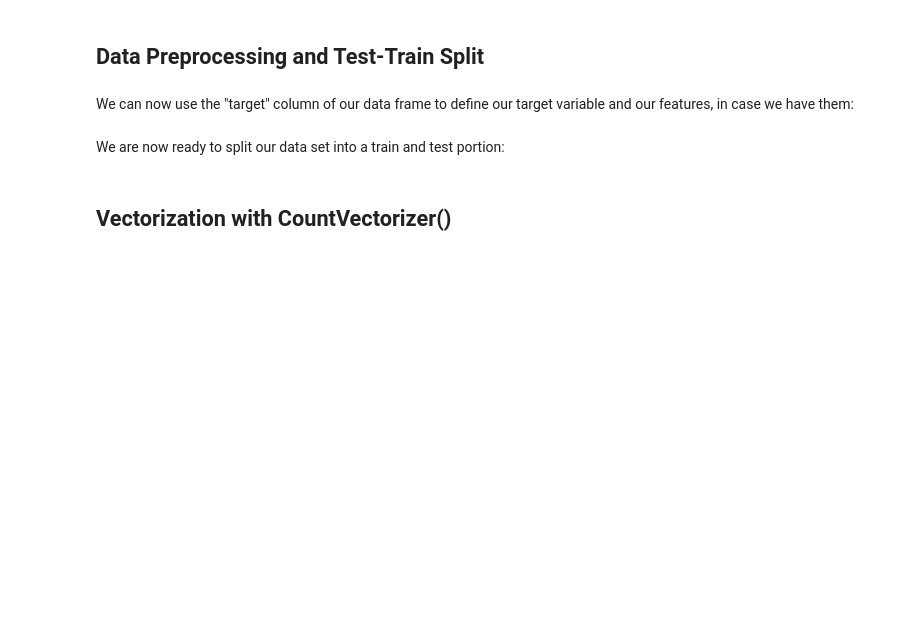
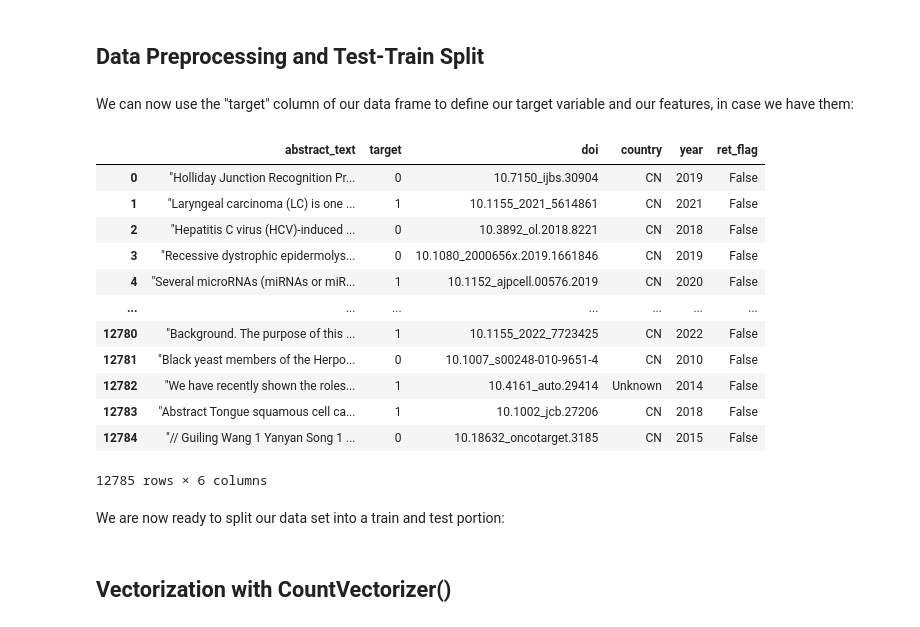
Before and after one commit to pdolano/retraction_project, a Jupyter notebook: 06_baseline_model.ipynb, the cells around one changed output. Cells and saved outputs as stored; diff of their text form; code cells hidden in the pictures; blank space fills up the shorter version.

```diff
--- a/06_baseline_model.ipynb
+++ b/06_baseline_model.ipynb
@@ -205,10 +67,23 @@ We can now use the "target" column of our data frame to define our target variab
 # %%
 
 # Create data frame with all abstracts
 
-df_all_abstracts = pd.concat([df_legit_abstracts, df_fraudulent_abstracts], ignore_index=True)
+df_all_abstracts = pd.read_csv(input_path, encoding='latin-1')
 
-# Definte target and features
+# Visualize data frame
 
-X = df_all_abstracts["abstract_text"]
-y = df_all_abstracts["target"]
+df_all_abstracts
+# %% [output]
+|  | abstract_text | target | doi | country | year | ret_flag |
+| 0 | "Holliday Junction Recognition Pr... | 0 | 10.7150_ijbs.30904 | CN | 2019 | False |
+| 1 | "Laryngeal carcinoma (LC) is one ... | 1 | 10.1155_2021_5614861 | CN | 2021 | False |
+| 2 | "Hepatitis C virus (HCV)-induced ... | 0 | 10.3892_ol.2018.8221 | CN | 2018 | False |
+| 3 | "Recessive dystrophic epidermolys... | 0 | 10.1080_2000656x.2019.1661846 | CN | 2019 | False |
+| 4 | "Several microRNAs (miRNAs or miR... | 1 | 10.1152_ajpcell.00576.2019 | CN | 2020 | False |
+| ... | ... | ... | ... | ... | ... | ... |
+| 12780 | "Background. The purpose of this ... | 1 | 10.1155_2022_7723425 | CN | 2022 | False |
+| 12781 | "Black yeast members of the Herpo... | 0 | 10.1007_s00248-010-9651-4 | CN | 2010 | False |
+| 12782 | "We have recently shown the roles... | 1 | 10.4161_auto.29414 | Unknown | 2014 | False |
+| 12783 | "Abstract Tongue squamous cell ca... | 1 | 10.1002_jcb.27206 | CN | 2018 | False |
+| 12784 | "// Guiling Wang 1 Yanyan Song 1 ... | 0 | 10.18632_oncotarget.3185 | CN | 2015 | False |
+12785 rows × 6 columns
```
Also changed, not shown: parts of 71 cells of this notebook, 4 other files.
